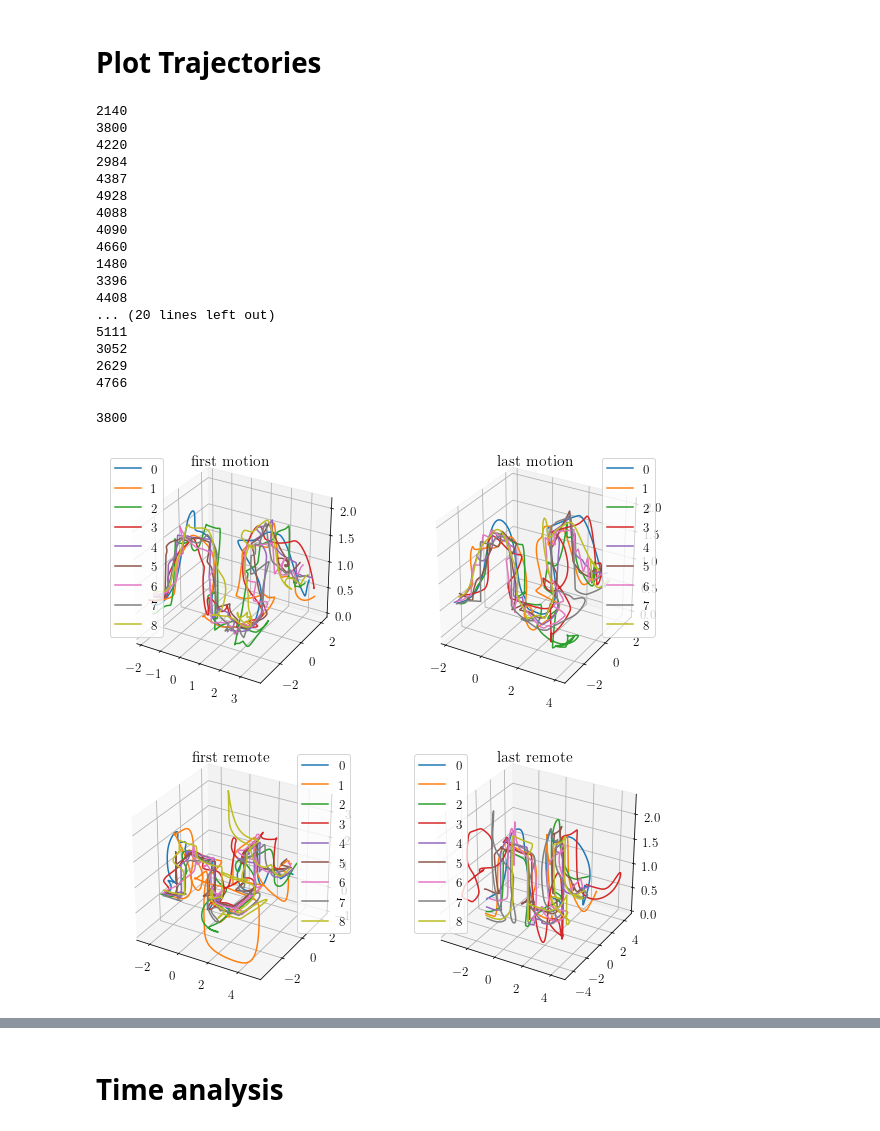
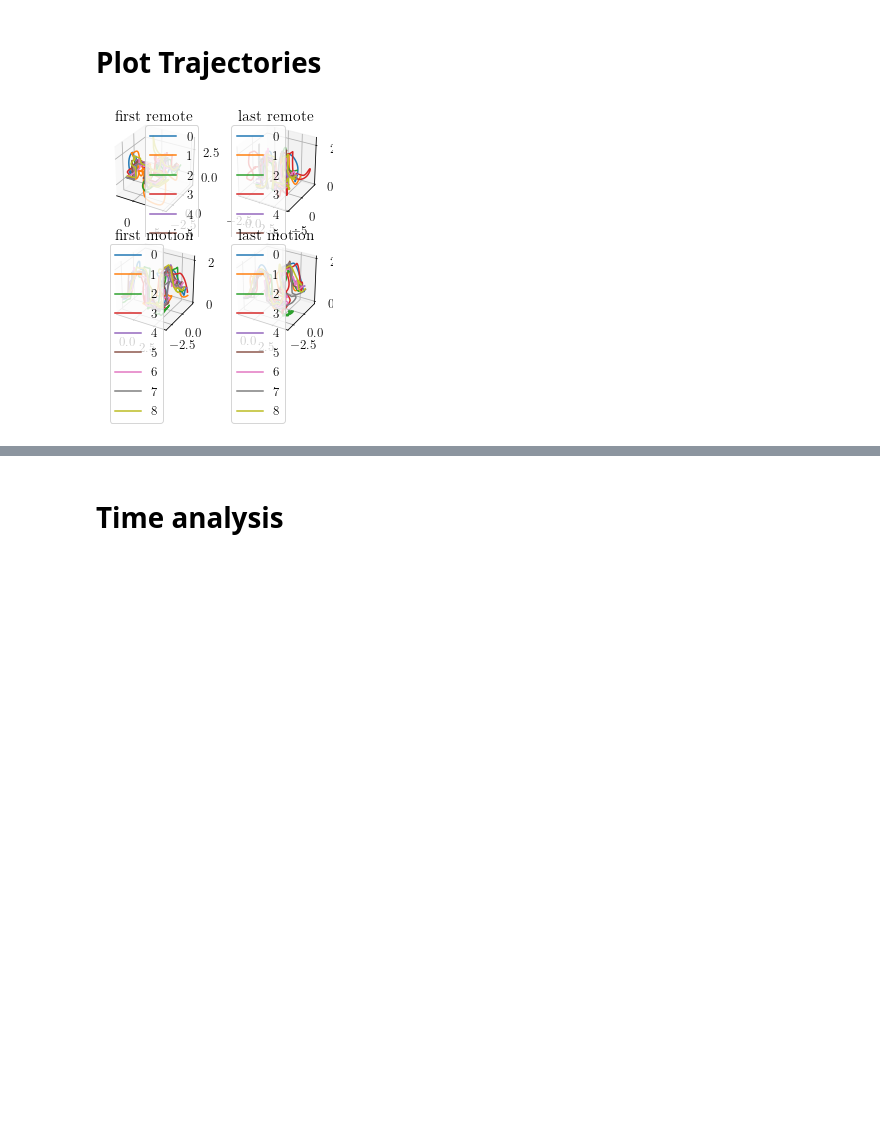
Before and after one commit to medioman22/Bidirectional_Interface, a Jupyter notebook: data_analysis/data_analysis_learning.ipynb, the cells around one changed output, grey strips where cells are left out. Cells and saved outputs as stored; diff of their text form; code cells hidden in the pictures; blank space fills up the shorter version.

Commit message:
data analysis simulation + plot ready

```diff
--- a/data_analysis/data_analysis_learning.ipynb
+++ b/data_analysis/data_analysis_learning.ipynb
@@ -39,7 +33,7 @@ params = {
     'xtick.labelsize': fs,
     'ytick.labelsize': fs,
     'text.usetex': False,
-    'figure.figsize': [6, 3],
+    'figure.figsize': [4, 4],
     'boxplot.boxprops.linewidth' : lw,
     'boxplot.whiskerprops.linewidth' : lw,
     'boxplot.capprops.linewidth' : lw,
@@ -162,5 +114,5 @@ for subject in subjects:
 # %%
-fields = ['first motion', 'last motion', 'first remote', 'last remote']
+fields = ['first remote', 'last remote', 'first motion', 'last motion']
 
 sub_remote = [x for x in subjects if 'Controller' in x]
 sub_motion = [x for x in subjects if 'Motion' in x]
@@ -369,41 +314,15 @@ plt.plot(logs1['first remote'][0]['dronePositionFiltered.x'][0:50])
 # %% [markdown]
 # Plot Trajectories
 # %%
-
-params = {
-    'figure.figsize': [10, 10],
-
-   }
 mpl.rcParams.update(params)
 
 plt.figure()
 
 for idx,i in enumerate(fields):
     ax = plt.subplot(2, 2, 1+idx, projection='3d')
     for idx1,log in enumerate(logs[i]):
         ax.plot(log['dronePosition.x'],log['dronePosition.z'],log['dronePosition.y'], label = str(idx1))
-        print(len(log))
     plt.legend()
     plt.title(fields[idx])
-#     define_plot_pos(ax)
-len(logs['first motion'][1])
 # %% [output]
-2140
-3800
-4220
-2984
-4387
-4928
-4088
-4090
-4660
-1480
-3396
-4408
-... (20 lines left out)
-5111
-3052
-2629
-4766
-3800
-[figure, old version]
+[figure, new version]
```
Also changed, not shown: parts of 44 cells of this notebook, 24 other files.
